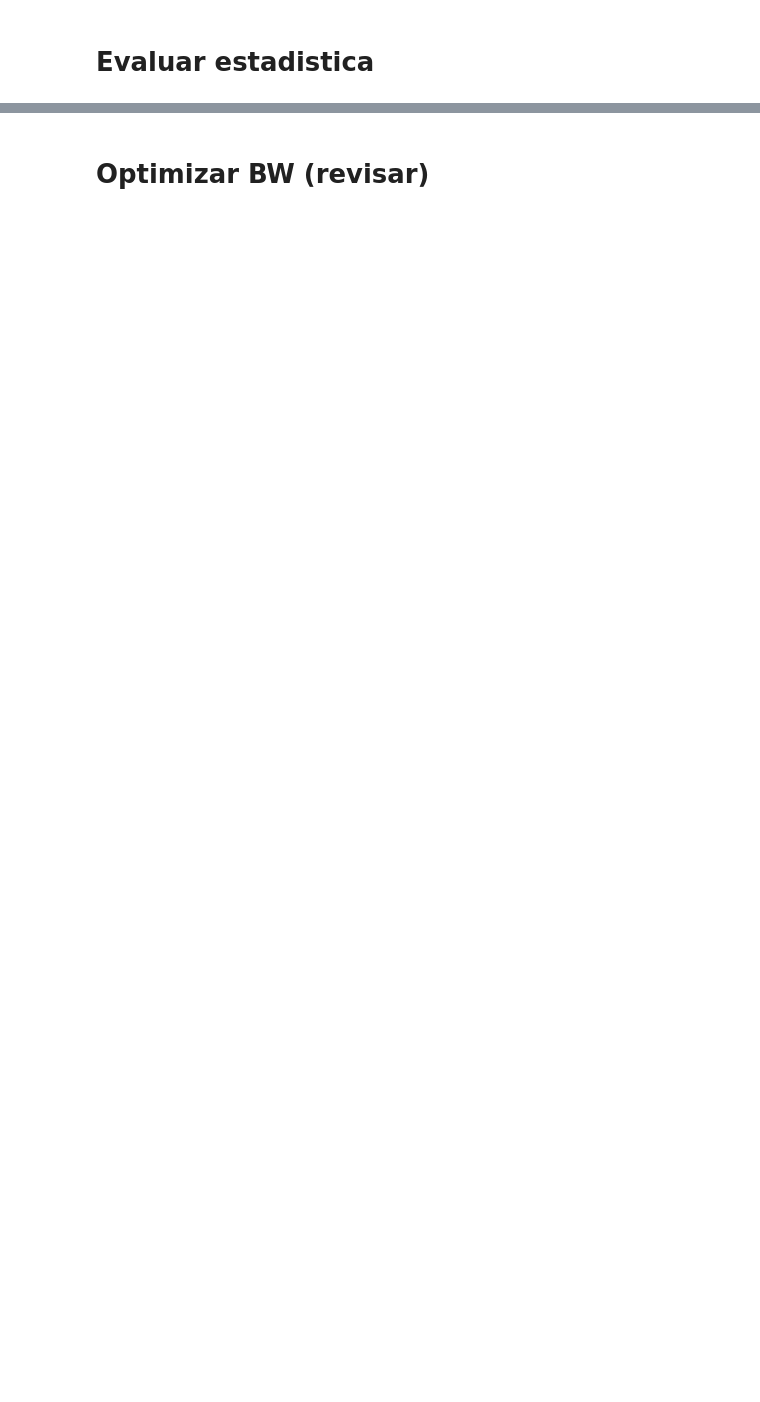
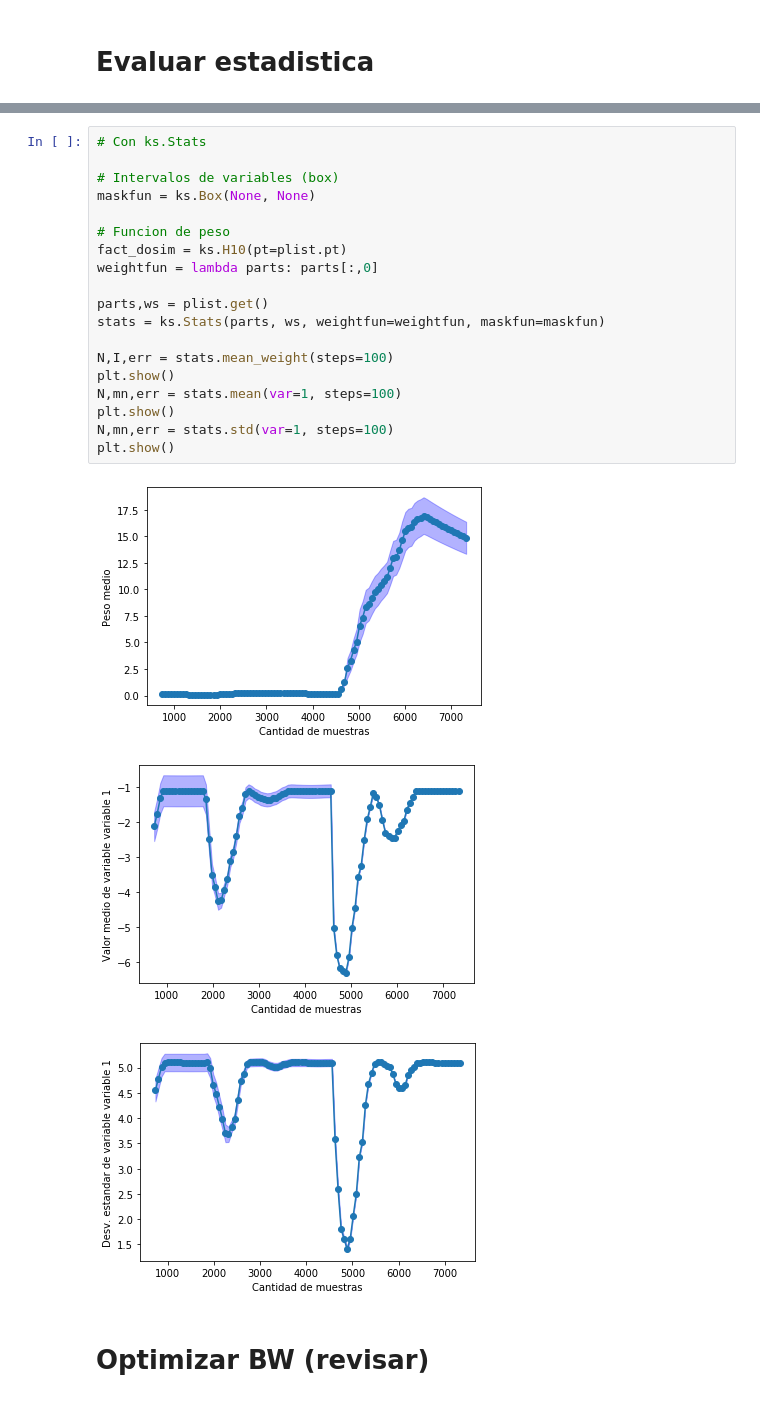
Before and after one commit to KDSource/KDSource, a Jupyter notebook: Auxiliares/preproc_tally.ipynb, the cells around one changed output, grey strips where cells are left out. Saved outputs shown, nothing was run; the diff lists cells and outputs as text; blank space fills up the shorter version.

```diff
--- a/Auxiliares/preproc_tally.ipynb
+++ b/Auxiliares/preproc_tally.ipynb
@@ -81,3 +120,26 @@ plt.show()
+# %%
+# Con ks.Stats
+
+# Intervalos de variables (box)
+maskfun = ks.Box(None, None)
+
+# Funcion de peso
+fact_dosim = ks.H10(pt=plist.pt)
+weightfun = lambda parts: parts[:,0]
+
+parts,ws = plist.get()
+stats = ks.Stats(parts, ws, weightfun=weightfun, maskfun=maskfun)
+
+N,I,err = stats.mean_weight(steps=100)
+plt.show()
+N,mn,err = stats.mean(var=1, steps=100)
+plt.show()
+N,mn,err = stats.std(var=1, steps=100)
+plt.show()
+# %% [output]
+[figure, added]
+[figure, added]
+[figure, added]
 # %% [markdown]
 # Optimizar BW (revisar)
 # %%
```
Also changed, not shown: parts of 17 cells of this notebook, 2 other files.
